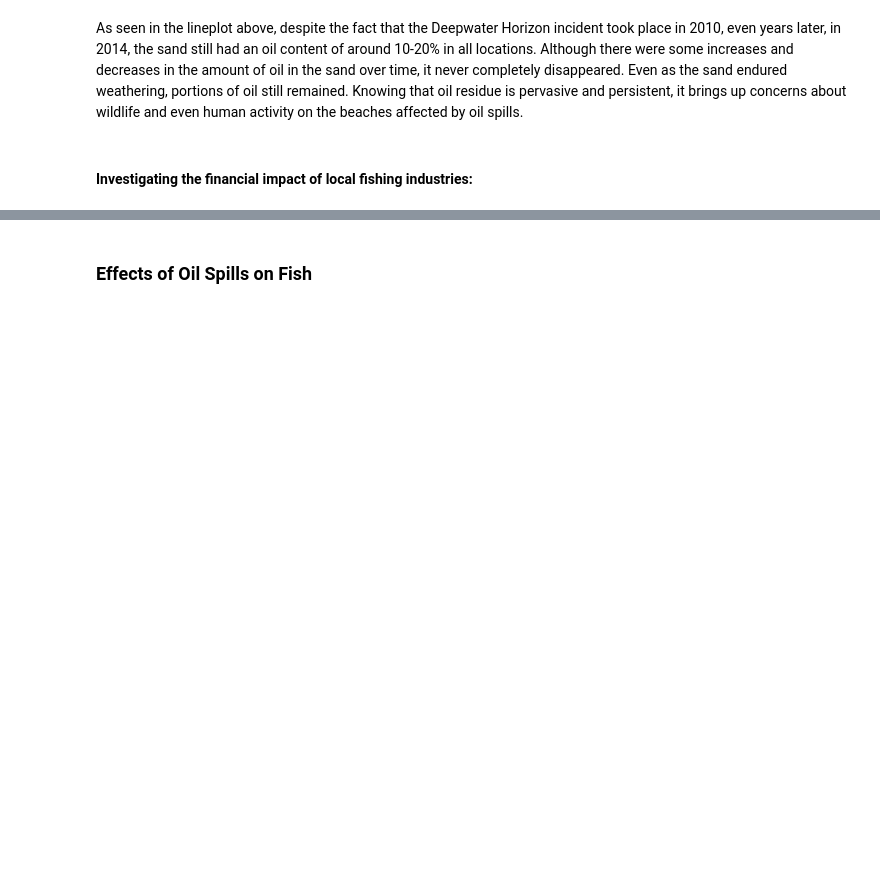
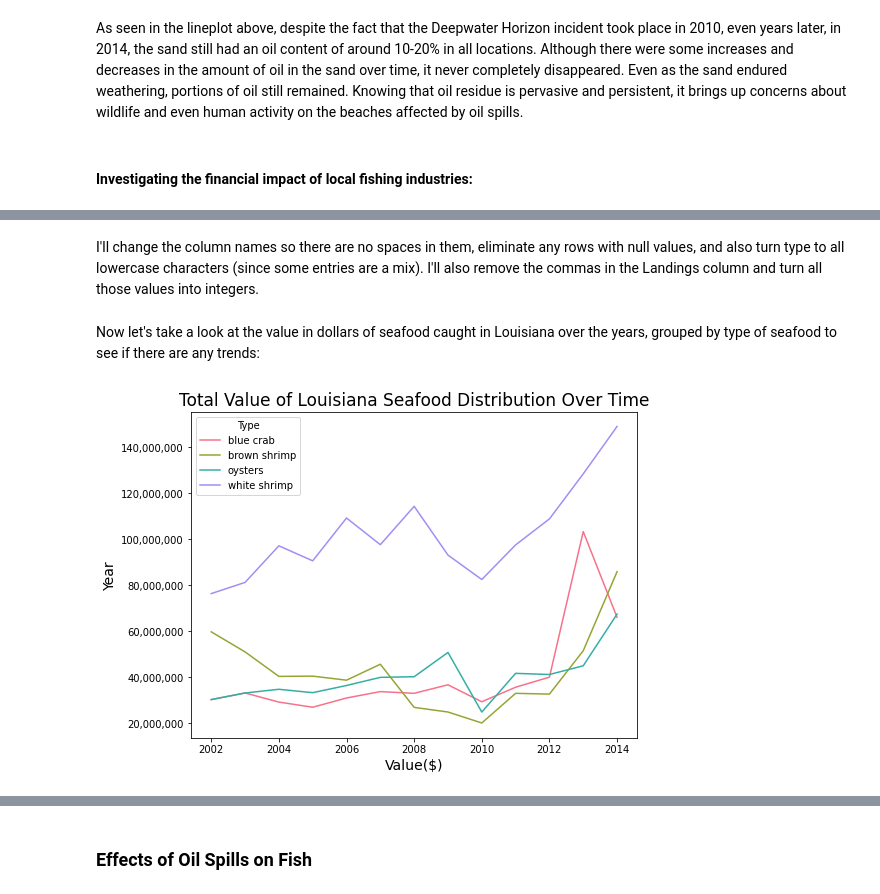
Before and after one commit to gbugieda/final-367-datascience, a Jupyter notebook: Final.ipynb, the cells around one changed output, grey strips where cells are left out. Cells and saved outputs as stored; diff of their text form; code cells hidden in the pictures; blank space fills up the shorter version.

Commit message:
added data from louisiana fisheries

```diff
--- a/Final.ipynb
+++ b/Final.ipynb
@@ -235,0 +209,3 @@ As seen in the lineplot above, despite the fact that the Deepwater Horizon incid
+# %%
+la_fisheries = pd.read_csv('data/louisiana-fisheries.csv')
+la_fisheries.head()
@@ -235,0 +219,23 @@ As seen in the lineplot above, despite the fact that the Deepwater Horizon incid
+# %% [markdown]
+I'll change the column names so there are no spaces in them, eliminate any rows with null values, and also turn type to all lowercase characters (since some entries are a mix).  I'll also remove the commas in the Landings column and turn all those values into integers.
+# %%
+la_fisheries = la_fisheries.dropna()
+la_fisheries['Type'] = la_fisheries['Type'].str.lower()
+la_fisheries.rename(columns={'Landings in lb':'Landings(lbs)','Dollar Value':'Value($)','Number of Trips':'Trips'},inplace=True)
+la_fisheries['Landings(lbs)'] = la_fisheries['Landings(lbs)'].str.replace(',','')
+la_fisheries['Landings(lbs)'] = la_fisheries['Landings(lbs)'].astype(int)
+# %% [markdown]
+Now let's take a look at the value in dollars of seafood caught in  Louisiana over the years, grouped by type of seafood to see if there are any trends:
+# %%
+seafood = la_fisheries.groupby(['Year','Type']).agg({'Value($)':'sum','Landings(lbs)':'sum'})
+
+plt.subplots(figsize=(8,6))
+ax = sns.lineplot(data=seafood,x='Year',y='Value($)',hue='Type',palette="husl")
+plt.title("Total Value of Louisiana Seafood Distribution Over Time",fontsize=17)
+plt.ticklabel_format(style='plain', axis='y')
+plt.xlabel("Value($)",fontsize=14)
+plt.ylabel("Year",fontsize=14)
+ax.get_yaxis().set_major_formatter(matplotlib.ticker.FuncFormatter(lambda x, p: format(int(x), ',')))
+plt.show()
+# %% [output]
+[figure, added]
```
Also changed, not shown: parts of 22 cells of this notebook, 2 other files.
